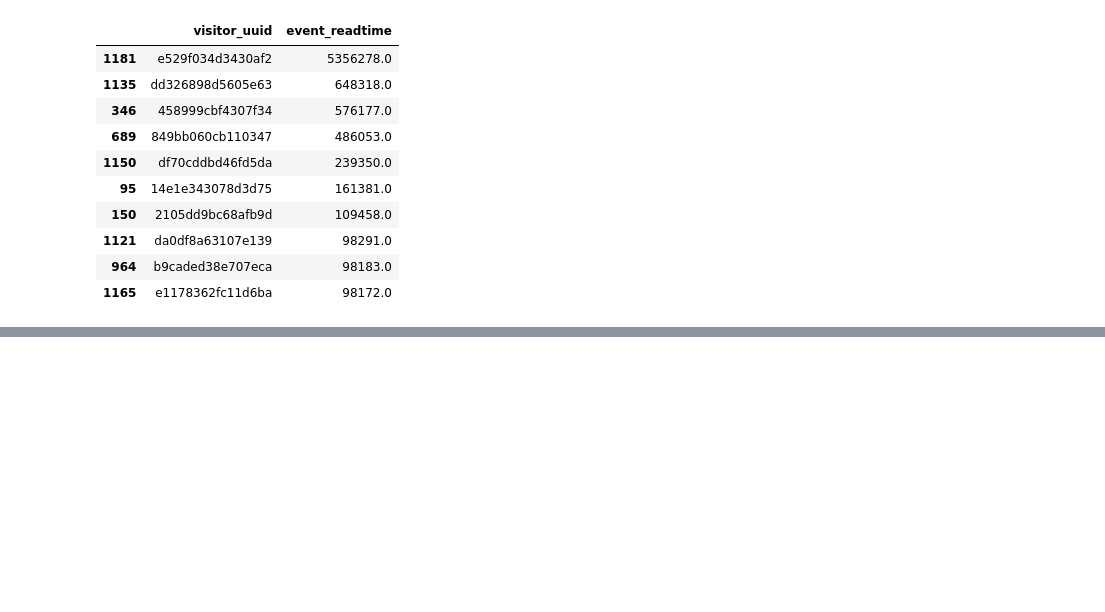
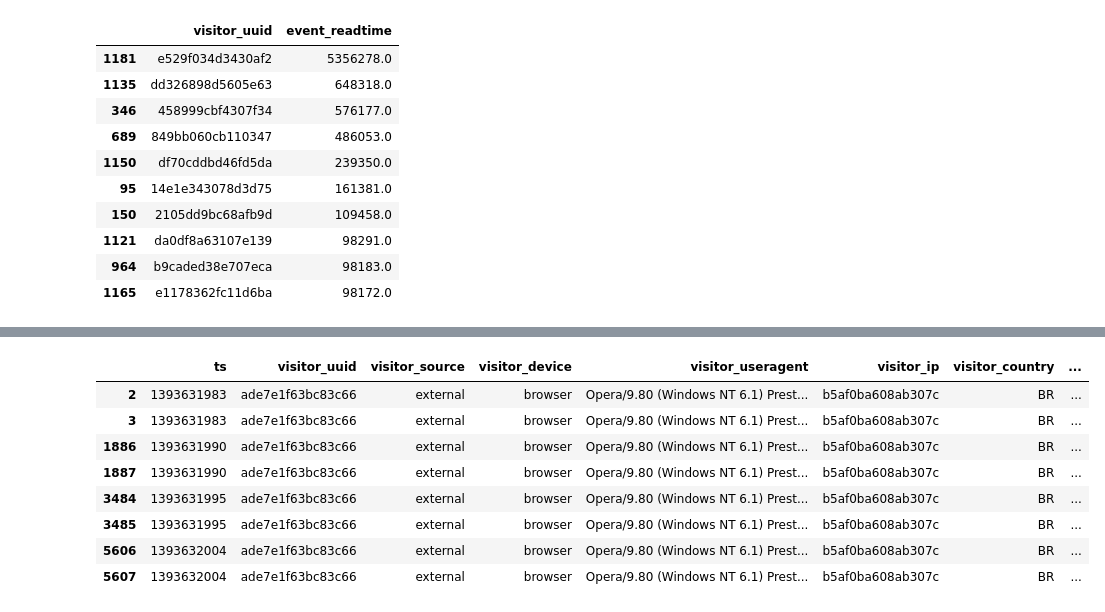
Before and after one commit to overmars86/analyticsapp, a Jupyter notebook: CW_2/Project/Code/working.ipynb, the cells around one changed output, grey strips where cells are left out. Drawn from its saved outputs; the diff is of its cells as text; code cells hidden in the pictures; blank space fills up the shorter version.

```diff
--- a/CW_2/Project/Code/working.ipynb
+++ b/CW_2/Project/Code/working.ipynb
@@ -274,0 +319,12 @@ ax = sns.set_style(style = "darkgrid")
+# %%
+df[df['subject_doc_id'] == "140222143932-91796b01f94327ee809bd759fd0f6c76"]
+# %% [output]
+|  | ts | visitor_uuid | visitor_source | visitor_device | visitor_useragent | visitor_ip | visitor_country | ... |
+| 2 | 1393631983 | ade7e1f63bc83c66 | external | browser | Opera/9.80 (Windows NT 6.1) Prest... | b5af0ba608ab307c | BR | ... |
+| 3 | 1393631983 | ade7e1f63bc83c66 | external | browser | Opera/9.80 (Windows NT 6.1) Prest... | b5af0ba608ab307c | BR | ... |
+| 1886 | 1393631990 | ade7e1f63bc83c66 | external | browser | Opera/9.80 (Windows NT 6.1) Prest... | b5af0ba608ab307c | BR | ... |
+| 1887 | 1393631990 | ade7e1f63bc83c66 | external | browser | Opera/9.80 (Windows NT 6.1) Prest... | b5af0ba608ab307c | BR | ... |
+| 3484 | 1393631995 | ade7e1f63bc83c66 | external | browser | Opera/9.80 (Windows NT 6.1) Prest... | b5af0ba608ab307c | BR | ... |
+| 3485 | 1393631995 | ade7e1f63bc83c66 | external | browser | Opera/9.80 (Windows NT 6.1) Prest... | b5af0ba608ab307c | BR | ... |
+| 5606 | 1393632004 | ade7e1f63bc83c66 | external | browser | Opera/9.80 (Windows NT 6.1) Prest... | b5af0ba608ab307c | BR | ... |
+| 5607 | 1393632004 | ade7e1f63bc83c66 | external | browser | Opera/9.80 (Windows NT 6.1) Prest... | b5af0ba608ab307c | BR | ... |
```
Also changed, not shown: parts of 14 cells of this notebook.
